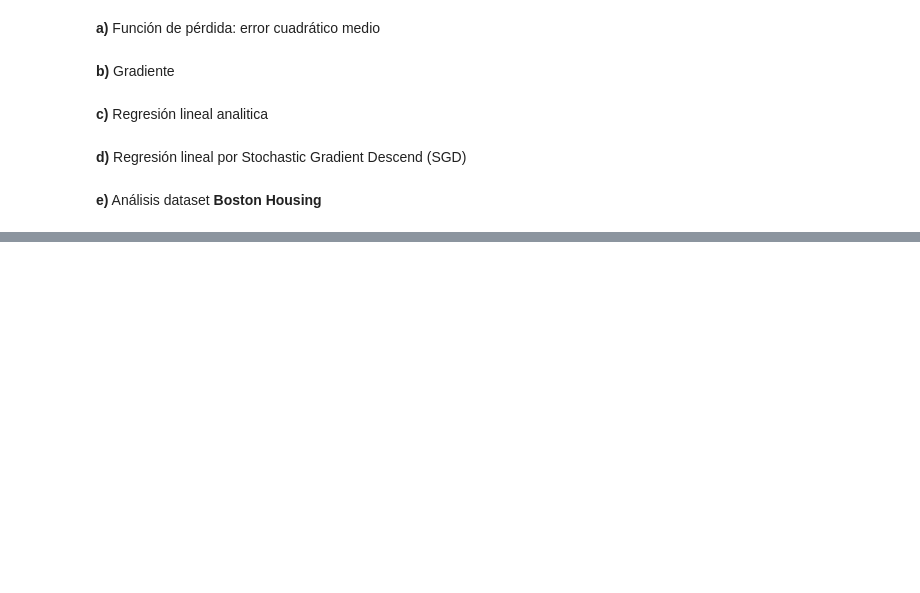
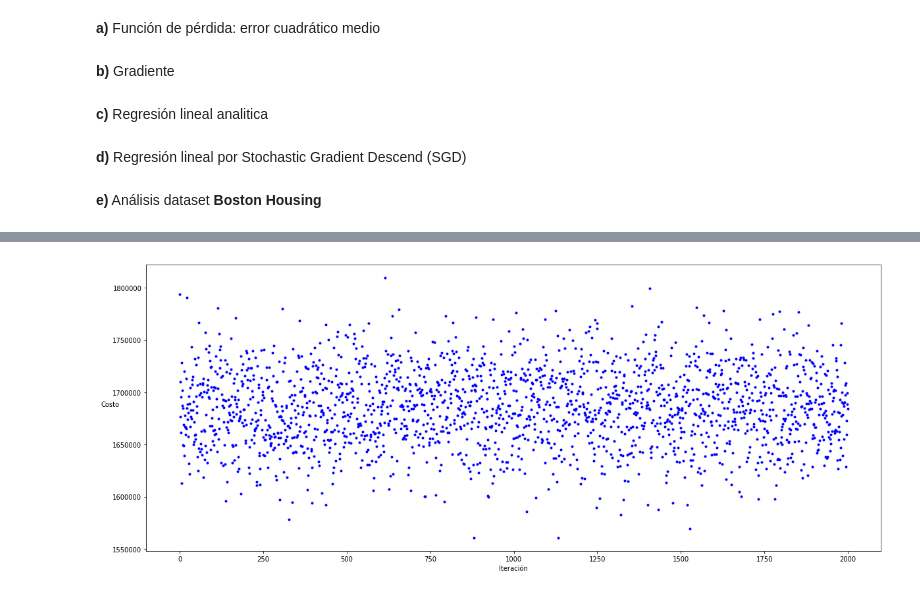
Before and after one commit to mibanez-parraguez/INF393-Tarea0, a Jupyter notebook: Tarea 0.ipynb, the cells around one changed output, grey strips where cells are left out. Drawn from its saved outputs; the diff is of its cells as text; code cells hidden in the pictures; blank space fills up the shorter version.

```diff
--- a/Tarea 0.ipynb
+++ b/Tarea 0.ipynb
@@ -244,0 +254,7 @@ _=ax.plot(range(iteraciones),costos,'b.')
+# %%
+iteraciones = 2000
+eta = 0.8
+_, costos = SGD(X_train, y_train, b0, eta, iteraciones)
+plot_SGD(iteraciones,costos)
+# %% [output]
+[figure, added]
```
Also changed, not shown: parts of 12 cells of this notebook.
